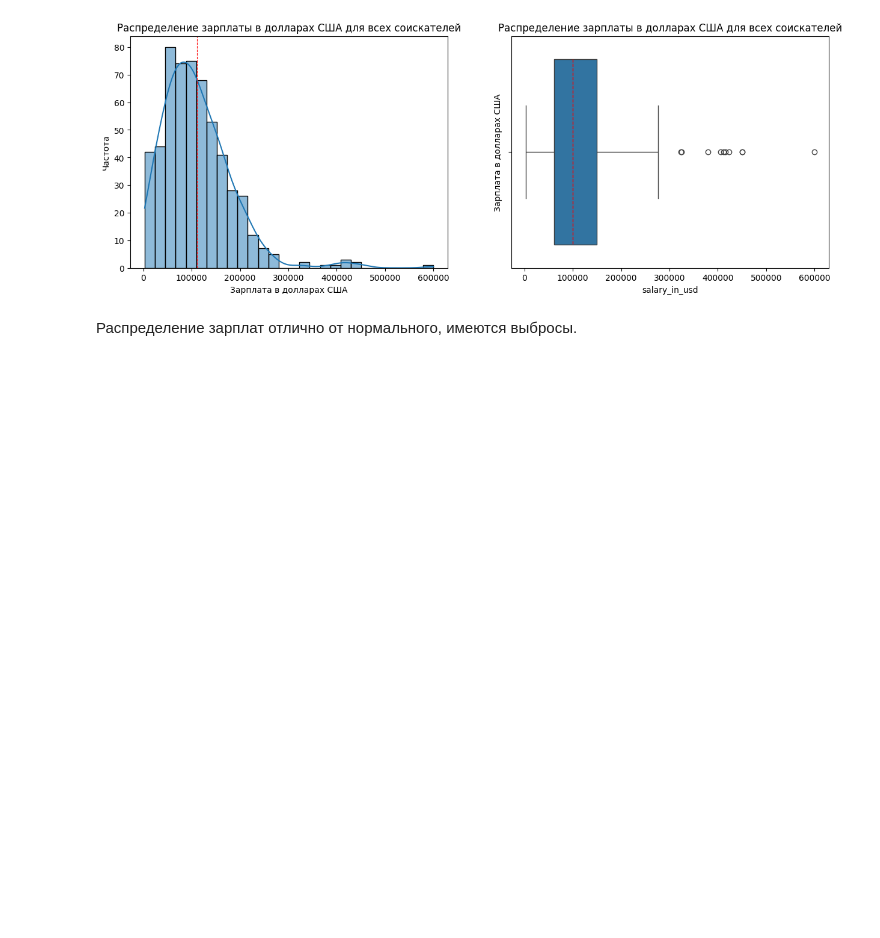
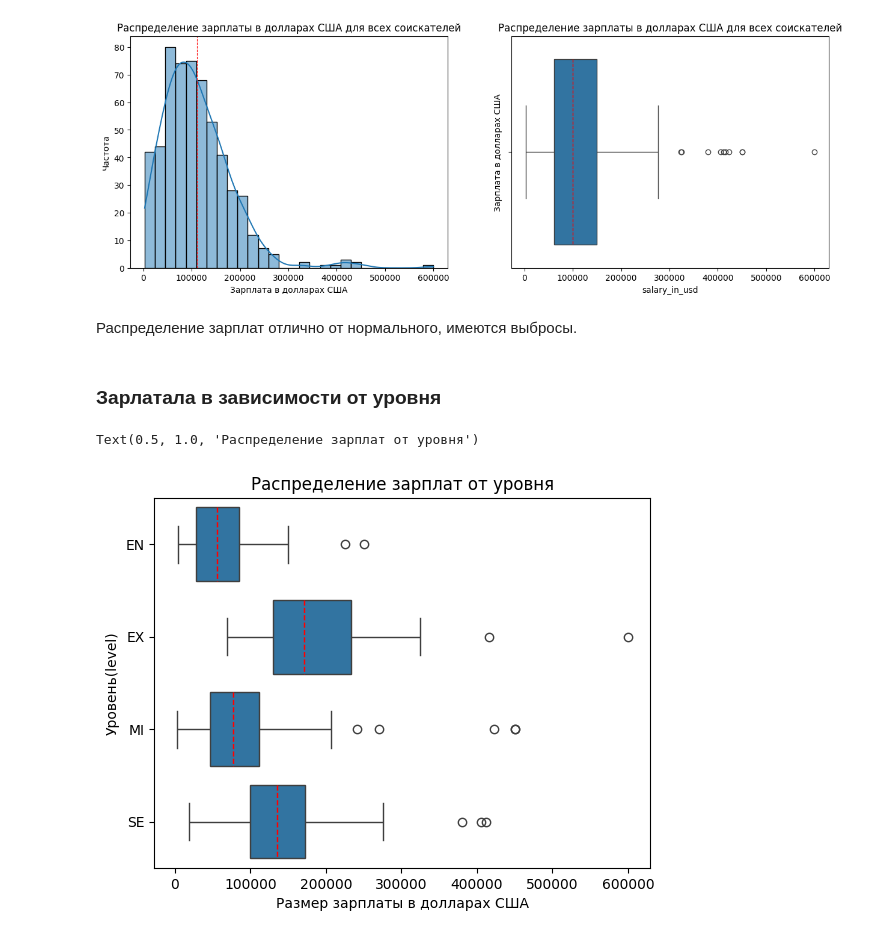
Before and after one commit to govoridaa/SF, a Jupyter notebook: учебный материал/Блок 3. Разведывательный анализ данных/EDA-4. Статистические тесты/practice_eda4.ipynb, the cells around one changed output. Saved outputs shown, nothing was run; the diff lists cells and outputs as text; code cells hidden in the pictures; blank space fills up the shorter version.

```diff
--- a/учебный материал/Блок 3. Разведывательный анализ данных/EDA-4. Статистические тесты/practice_eda4.ipynb
+++ b/учебный материал/Блок 3. Разведывательный анализ данных/EDA-4. Статистические тесты/practice_eda4.ipynb
@@ -227,3 +227,12 @@ plt.show
 [figure]
 # %% [markdown]
 Распределение зарплат отлично от нормального, имеются выбросы.
+# %% [markdown]
+### Зарлатала в зависимости от уровня
+# %%
+ax=sns.boxplot(ds, x='salary_in_usd', y='experience_level', orient='h', medianprops={'color': 'red', 'linestyle': '--'})
+ax.set(xlabel='Размер зарплаты в долларах США', ylabel='Уровень(level)')
+ax.set_title('Распределение зарплат от уровня')
+# %% [output]
+Text(0.5, 1.0, 'Распределение зарплат от уровня')
+[figure, added]
```
Also changed, not shown: parts of 1 cell of this notebook.
